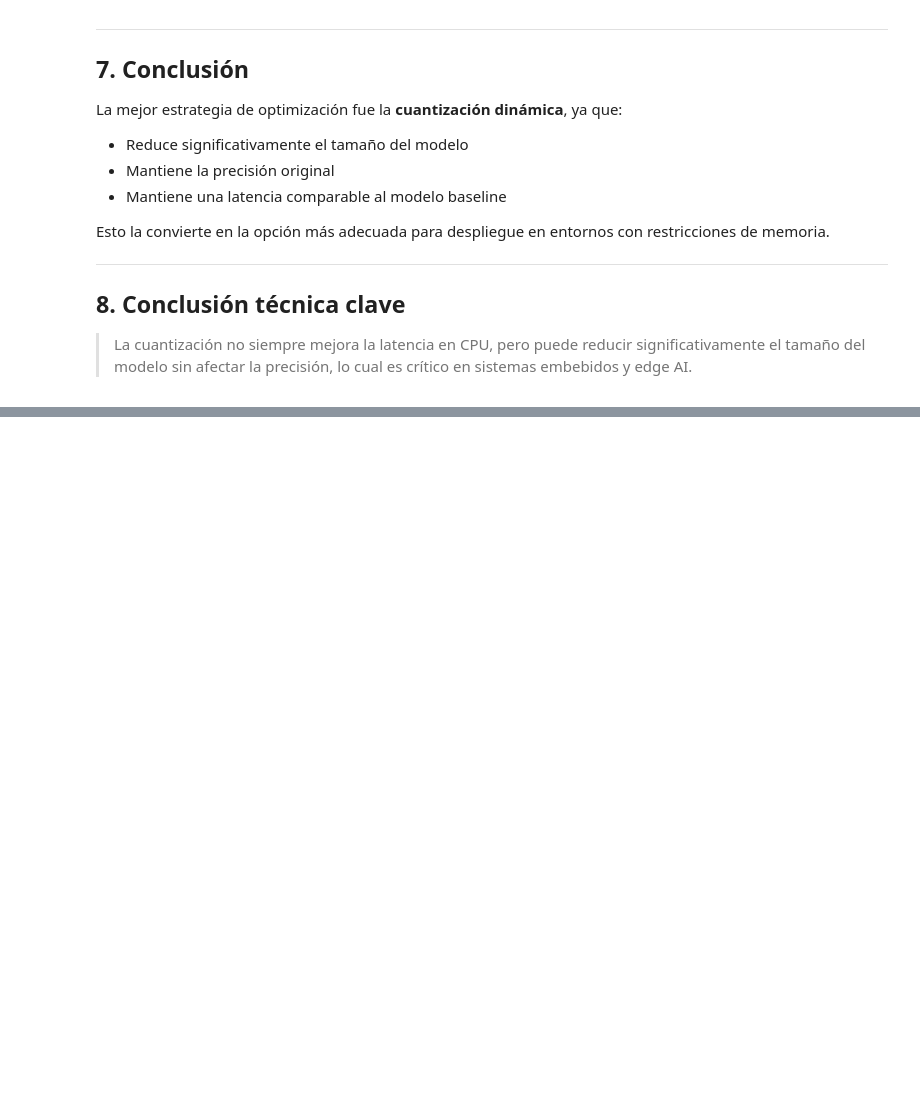
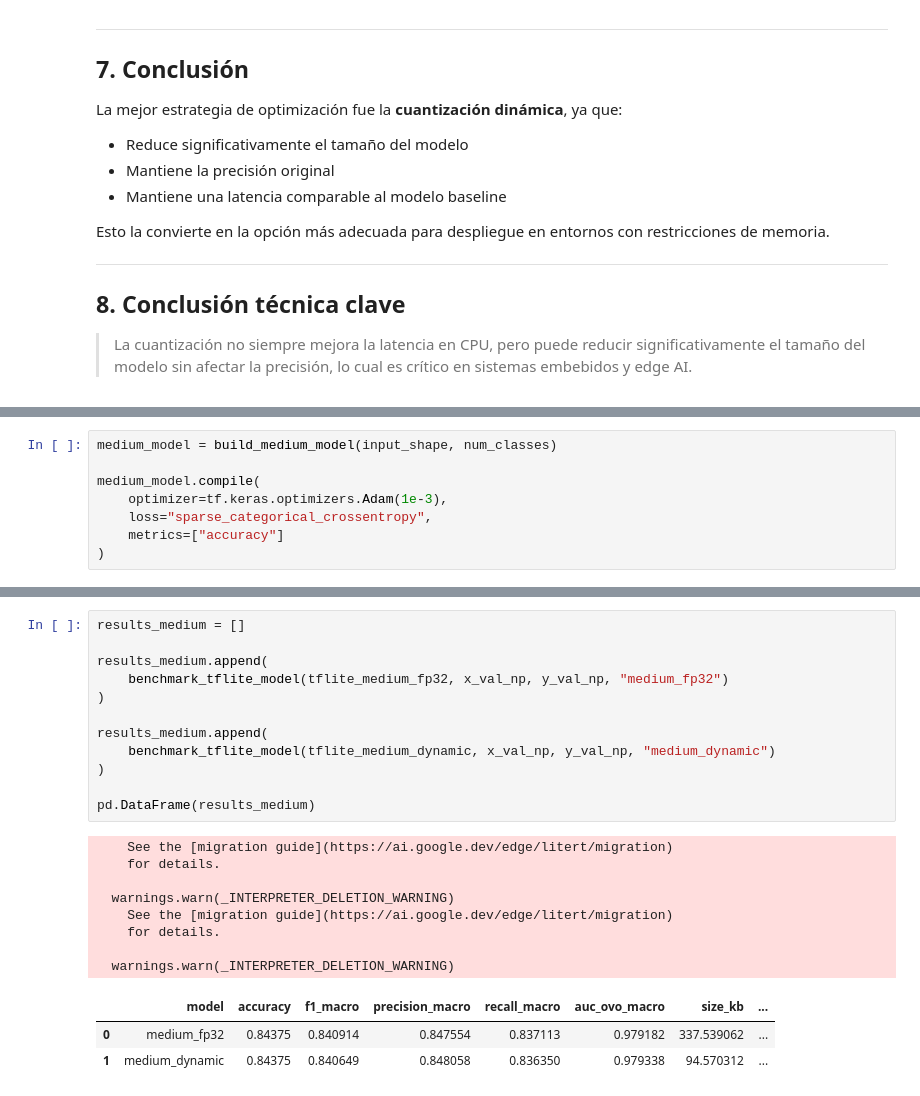
Before and after one commit to jonathancagua/audio, a Jupyter notebook: audio_cuanti.ipynb, the cells around one changed output, grey strips where cells are left out. Drawn from its saved outputs; the diff is of its cells as text; blank space fills up the shorter version.

```diff
--- a/audio_cuanti.ipynb
+++ b/audio_cuanti.ipynb
@@ -1152,0 +1180,8 @@ Esto la convierte en la opción más adecuada para despliegue en entornos con re
+# %%
+medium_model = build_medium_model(input_shape, num_classes)
+
+medium_model.compile(
+    optimizer=tf.keras.optimizers.Adam(1e-3),
+    loss="sparse_categorical_crossentropy",
+    metrics=["accuracy"]
+)
@@ -1152,0 +1258,24 @@ Esto la convierte en la opción más adecuada para despliegue en entornos con re
+# %%
+results_medium = []
+
+results_medium.append(
+    benchmark_tflite_model(tflite_medium_fp32, x_val_np, y_val_np, "medium_fp32")
+)
+
+results_medium.append(
+    benchmark_tflite_model(tflite_medium_dynamic, x_val_np, y_val_np, "medium_dynamic")
+)
+
+pd.DataFrame(results_medium)
+# %% [output]
+    See the [migration guide](https://ai.google.dev/edge/litert/migration)
+    for details.
+
+  warnings.warn(_INTERPRETER_DELETION_WARNING)
+    See the [migration guide](https://ai.google.dev/edge/litert/migration)
+    for details.
+
+  warnings.warn(_INTERPRETER_DELETION_WARNING)
+|  | model | accuracy | f1_macro | precision_macro | recall_macro | auc_ovo_macro | size_kb | ... |
+| 0 | medium_fp32 | 0.84375 | 0.840914 | 0.847554 | 0.837113 | 0.979182 | 337.539062 | ... |
+| 1 | medium_dynamic | 0.84375 | 0.840649 | 0.848058 | 0.836350 | 0.979338 | 94.570312 | ... |
```
Also changed, not shown: parts of 8 cells of this notebook.
